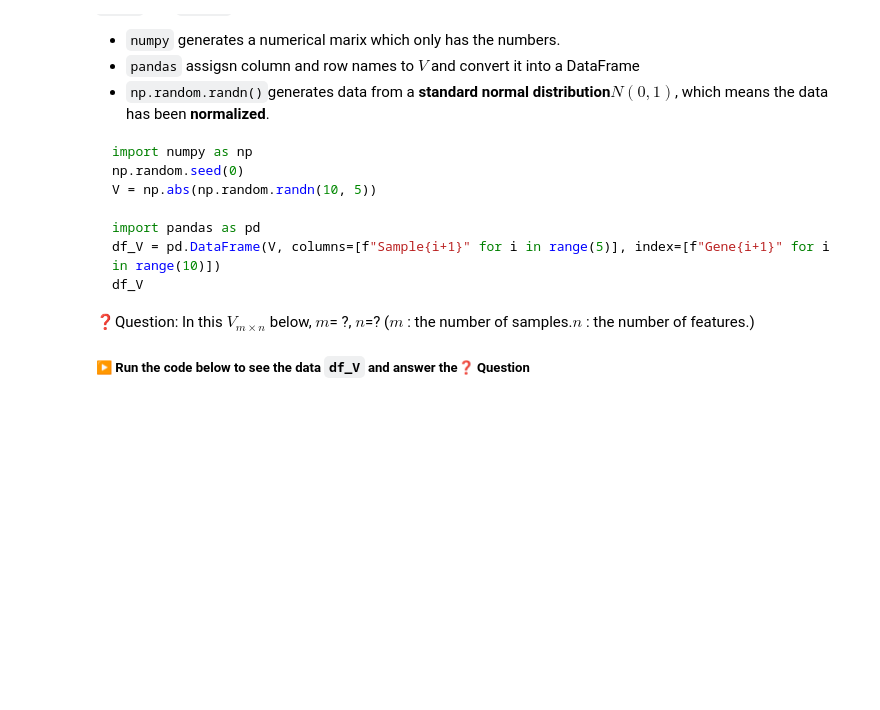
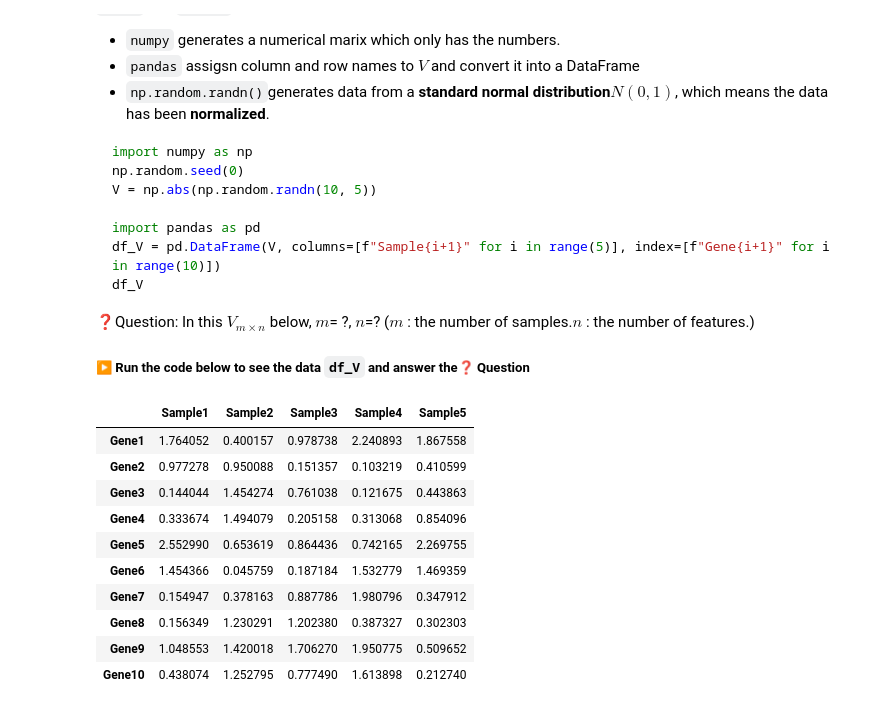
Before and after one commit to WanbingZeng/OMINEX, a Jupyter notebook: Chapter 2 Integration with NMF.ipynb, the cells around one changed output. Cells and saved outputs as stored; diff of their text form; code cells hidden in the pictures; blank space fills up the shorter version.

```diff
--- a/Chapter 2 Integration with NMF.ipynb
+++ b/Chapter 2 Integration with NMF.ipynb
@@ -63,4 +68,24 @@ df_V
 
 
 ##### ▶️ Run the code below to see the data `df_V` and answer the❓ Question
+# %%
+import numpy as np
+np.random.seed(0)
+V = np.abs(np.random.randn(10, 5))
+
+import pandas as pd
+df_V = pd.DataFrame(V, columns=[f"Sample{i+1}" for i in range(5)], index=[f"Gene{i+1}" for i in range(10)])
+df_V
+# %% [output]
+|  | Sample1 | Sample2 | Sample3 | Sample4 | Sample5 |
+| Gene1 | 1.764052 | 0.400157 | 0.978738 | 2.240893 | 1.867558 |
+| Gene2 | 0.977278 | 0.950088 | 0.151357 | 0.103219 | 0.410599 |
+| Gene3 | 0.144044 | 1.454274 | 0.761038 | 0.121675 | 0.443863 |
+| Gene4 | 0.333674 | 1.494079 | 0.205158 | 0.313068 | 0.854096 |
+| Gene5 | 2.552990 | 0.653619 | 0.864436 | 0.742165 | 2.269755 |
+| Gene6 | 1.454366 | 0.045759 | 0.187184 | 1.532779 | 1.469359 |
+| Gene7 | 0.154947 | 0.378163 | 0.887786 | 1.980796 | 0.347912 |
+| Gene8 | 0.156349 | 1.230291 | 1.202380 | 0.387327 | 0.302303 |
+| Gene9 | 1.048553 | 1.420018 | 1.706270 | 1.950775 | 0.509652 |
+| Gene10 | 0.438074 | 1.252795 | 0.777490 | 1.613898 | 0.212740 |
 # %% [markdown]
```
Also changed, not shown: parts of 30 cells of this notebook.
